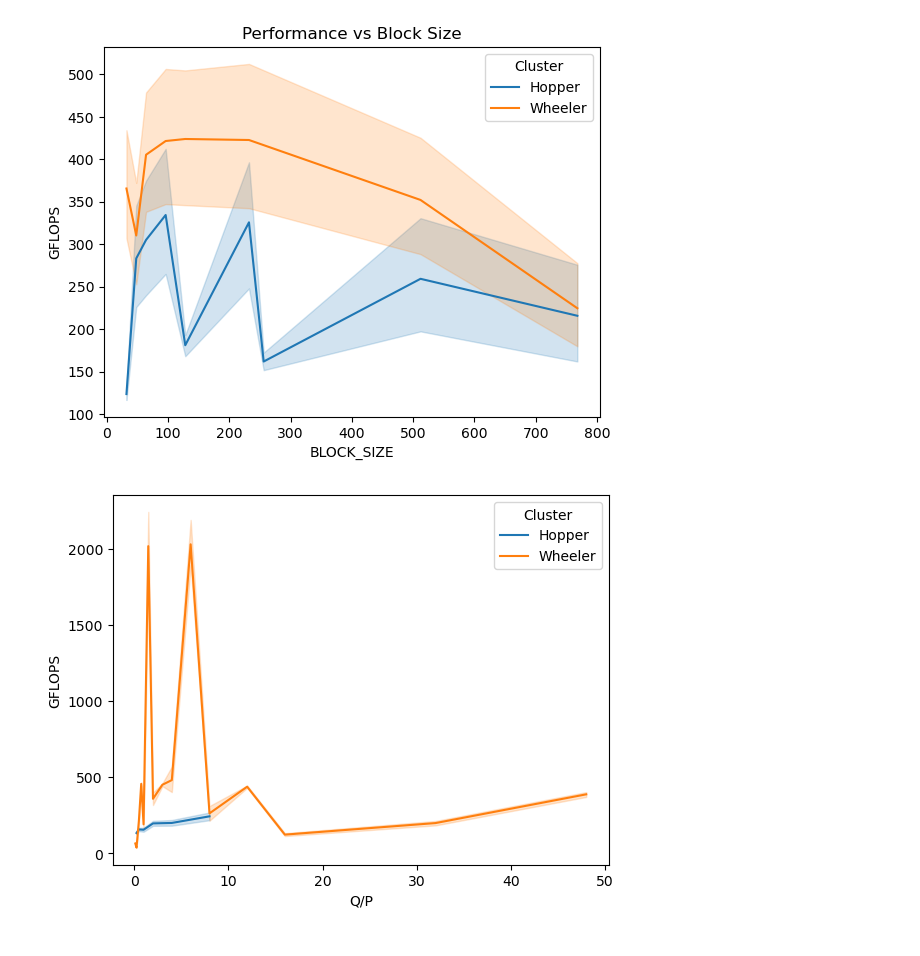
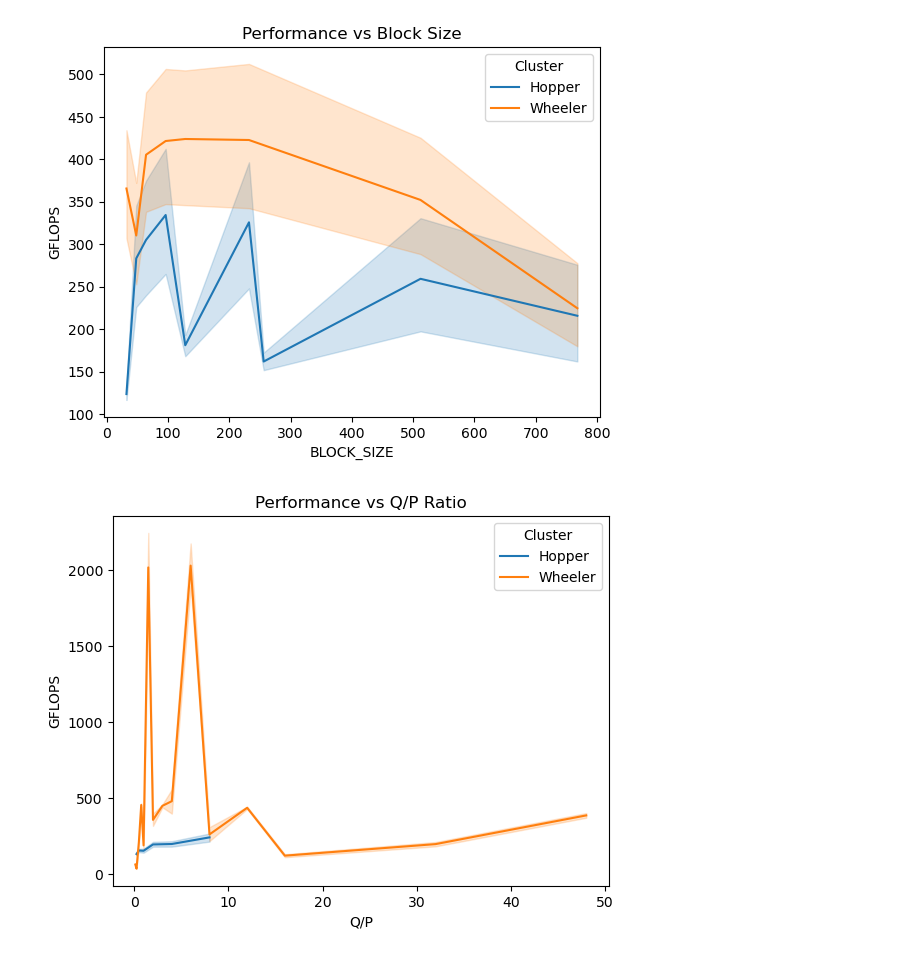
Before and after one commit to mikethebos/HPL, a Jupyter notebook: Analysis.ipynb, the cells around one changed output. Cells and saved outputs as stored; diff of their text form; code cells hidden in the pictures.

Commit message:
Add title to Q/P plot

```diff
--- a/Analysis.ipynb
+++ b/Analysis.ipynb
@@ -50,6 +50,7 @@ plt.savefig('figures/flops_block_size.svg')
 # %%
 data["Q/P"] = data["Q"] / data["P"]
 sns.lineplot(data, x="Q/P", y="GFLOPS", hue='Cluster')
+plt.title('Performance vs Q/P Ratio')
 plt.savefig('figures/flops_q_p.svg')
 # %% [output]
-[figure, old version]
+[figure, new version]
```
Also changed, not shown: 1 other file.
